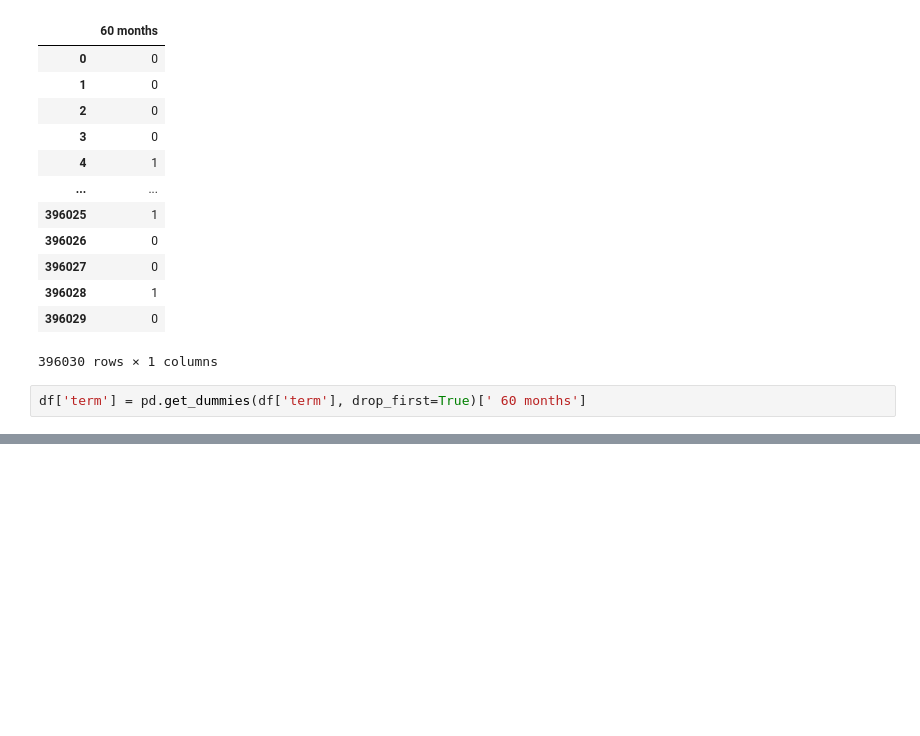
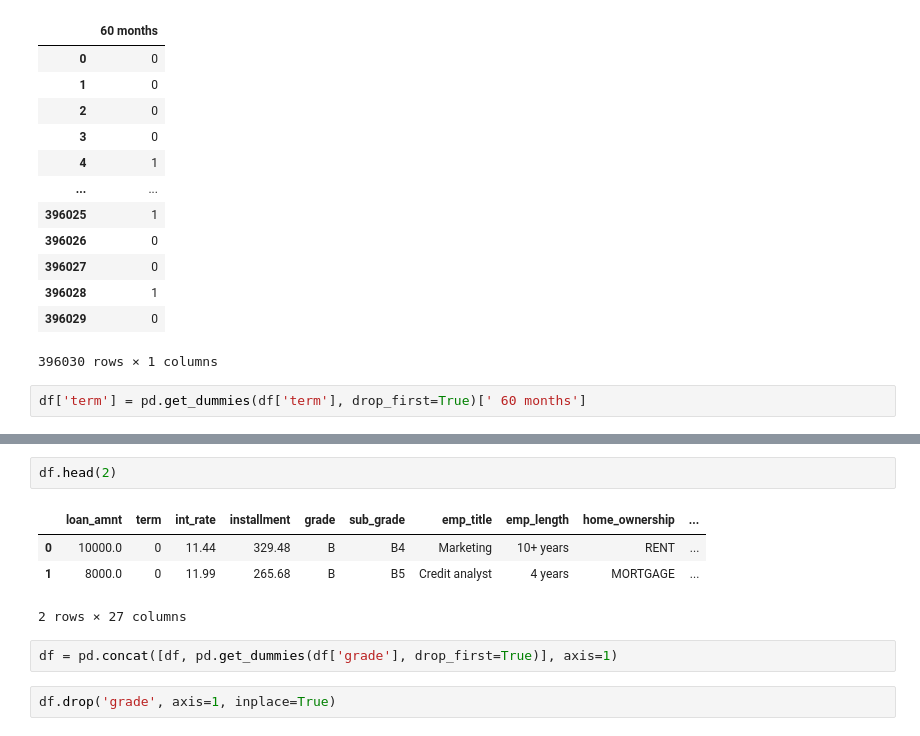
Before and after one commit to fgias/ds-ml-udemy, a Jupyter notebook: 21-Deep Learning/03-Keras-Project-Exercise-Solo.ipynb, the cells around one changed output, grey strips where cells are left out. Cells and saved outputs as stored; diff of their text form; blank space fills up the shorter version.

```diff
--- a/21-Deep Learning/03-Keras-Project-Exercise-Solo.ipynb
+++ b/21-Deep Learning/03-Keras-Project-Exercise-Solo.ipynb
@@ -113,0 +131,11 @@ Interest Rate on the loan
+# %%
+df.head(2)
+# %% [output]
+|  | loan_amnt | term | int_rate | installment | grade | sub_grade | emp_title | emp_length | home_ownership | ... |
+| 0 | 10000.0 | 0 | 11.44 | 329.48 | B | B4 | Marketing | 10+ years | RENT | ... |
+| 1 | 8000.0 | 0 | 11.99 | 265.68 | B | B5 | Credit analyst | 4 years | MORTGAGE | ... |
+2 rows × 27 columns
+# %%
+df = pd.concat([df, pd.get_dummies(df['grade'], drop_first=True)], axis=1)
+# %%
+df.drop('grade', axis=1, inplace=True)
```
Also changed, not shown: parts of 21 cells of this notebook.
